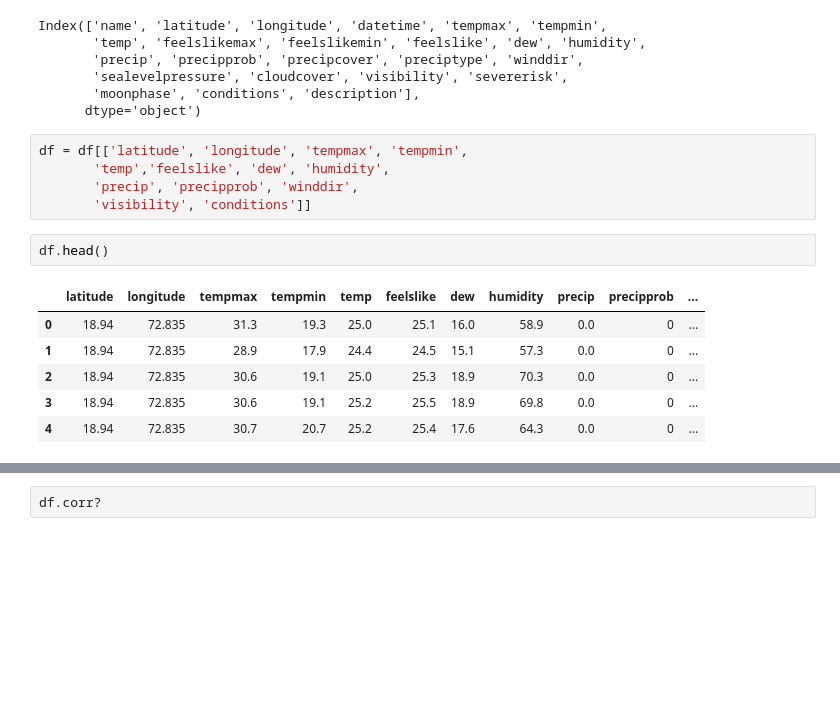
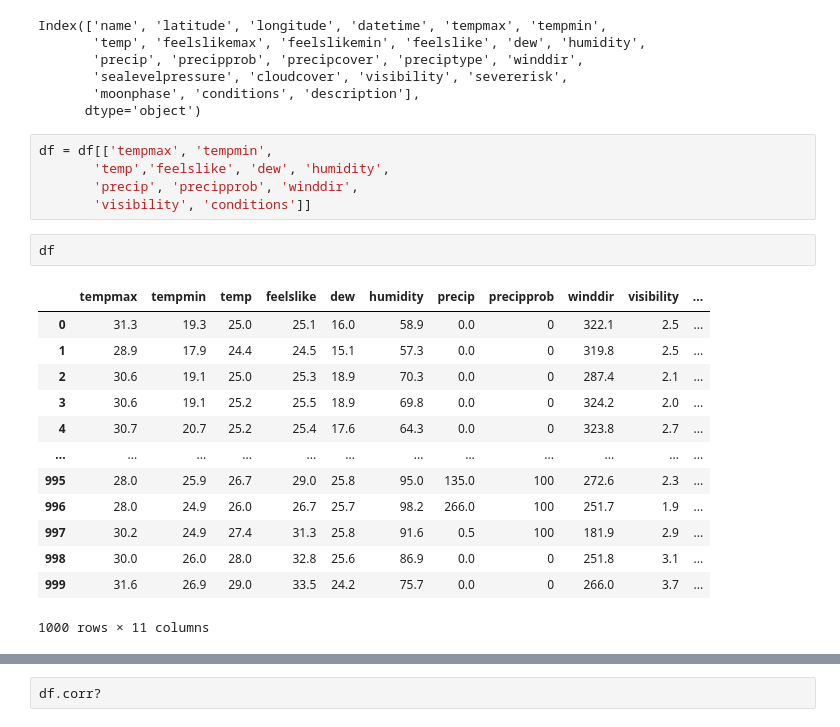
Before and after one commit to siddhN1811/FLMS, a Jupyter notebook: Model/FloodPrediction.ipynb, the cells around one changed output, grey strips where cells are left out. Saved outputs shown, nothing was run; the diff lists cells and outputs as text; blank space fills up the shorter version.

```diff
--- a/Model/FloodPrediction.ipynb
+++ b/Model/FloodPrediction.ipynb
@@ -15,16 +16,23 @@ Index(['name', 'latitude', 'longitude', 'datetime', 'tempmax', 'tempmin',
        'moonphase', 'conditions', 'description'],
       dtype='object')
 # %%
-df = df[['latitude', 'longitude', 'tempmax', 'tempmin',
+df = df[['tempmax', 'tempmin',
        'temp','feelslike', 'dew', 'humidity',
        'precip', 'precipprob', 'winddir',
        'visibility', 'conditions']]
 # %%
-df.head()
+df
 # %% [output]
-|  | latitude | longitude | tempmax | tempmin | temp | feelslike | dew | humidity | precip | precipprob | ... |
-| 0 | 18.94 | 72.835 | 31.3 | 19.3 | 25.0 | 25.1 | 16.0 | 58.9 | 0.0 | 0 | ... |
-| 1 | 18.94 | 72.835 | 28.9 | 17.9 | 24.4 | 24.5 | 15.1 | 57.3 | 0.0 | 0 | ... |
-| 2 | 18.94 | 72.835 | 30.6 | 19.1 | 25.0 | 25.3 | 18.9 | 70.3 | 0.0 | 0 | ... |
-| 3 | 18.94 | 72.835 | 30.6 | 19.1 | 25.2 | 25.5 | 18.9 | 69.8 | 0.0 | 0 | ... |
-| 4 | 18.94 | 72.835 | 30.7 | 20.7 | 25.2 | 25.4 | 17.6 | 64.3 | 0.0 | 0 | ... |
+|  | tempmax | tempmin | temp | feelslike | dew | humidity | precip | precipprob | winddir | visibility | ... |
+| 0 | 31.3 | 19.3 | 25.0 | 25.1 | 16.0 | 58.9 | 0.0 | 0 | 322.1 | 2.5 | ... |
+| 1 | 28.9 | 17.9 | 24.4 | 24.5 | 15.1 | 57.3 | 0.0 | 0 | 319.8 | 2.5 | ... |
+| 2 | 30.6 | 19.1 | 25.0 | 25.3 | 18.9 | 70.3 | 0.0 | 0 | 287.4 | 2.1 | ... |
+| 3 | 30.6 | 19.1 | 25.2 | 25.5 | 18.9 | 69.8 | 0.0 | 0 | 324.2 | 2.0 | ... |
+| 4 | 30.7 | 20.7 | 25.2 | 25.4 | 17.6 | 64.3 | 0.0 | 0 | 323.8 | 2.7 | ... |
+| ... | ... | ... | ... | ... | ... | ... | ... | ... | ... | ... | ... |
+| 995 | 28.0 | 25.9 | 26.7 | 29.0 | 25.8 | 95.0 | 135.0 | 100 | 272.6 | 2.3 | ... |
+| 996 | 28.0 | 24.9 | 26.0 | 26.7 | 25.7 | 98.2 | 266.0 | 100 | 251.7 | 1.9 | ... |
+| 997 | 30.2 | 24.9 | 27.4 | 31.3 | 25.8 | 91.6 | 0.5 | 100 | 181.9 | 2.9 | ... |
+| 998 | 30.0 | 26.0 | 28.0 | 32.8 | 25.6 | 86.9 | 0.0 | 0 | 251.8 | 3.1 | ... |
+| 999 | 31.6 | 26.9 | 29.0 | 33.5 | 24.2 | 75.7 | 0.0 | 0 | 266.0 | 3.7 | ... |
+1000 rows × 11 columns
```
Also changed, not shown: parts of 35 cells of this notebook, 1 other file.
